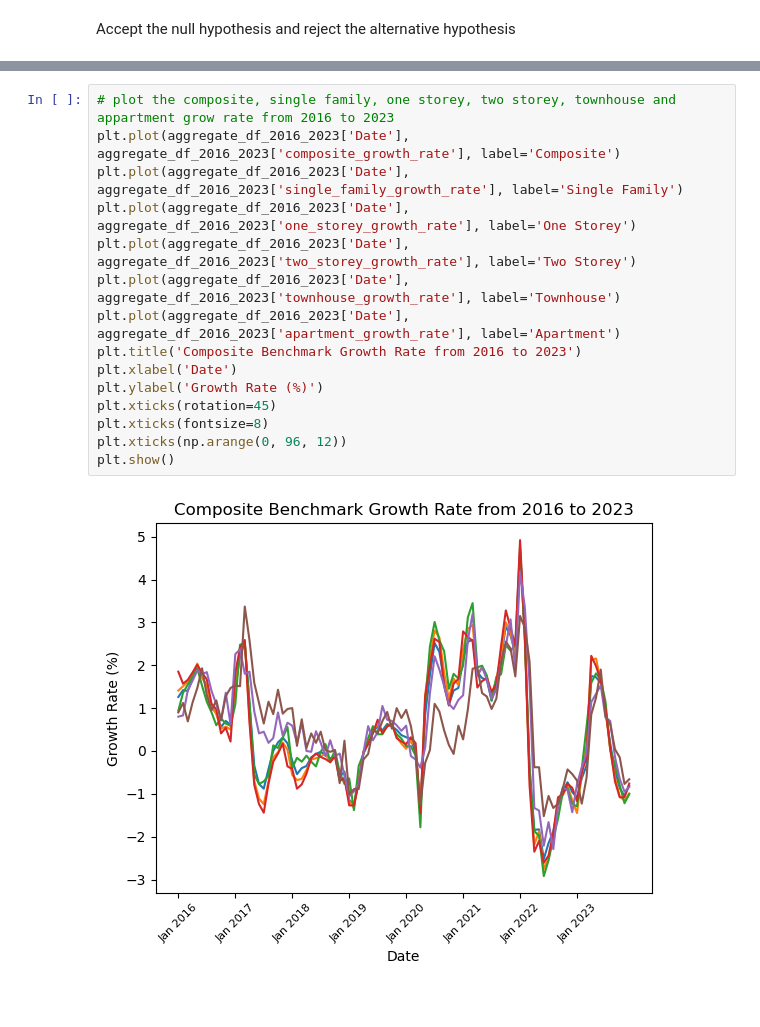
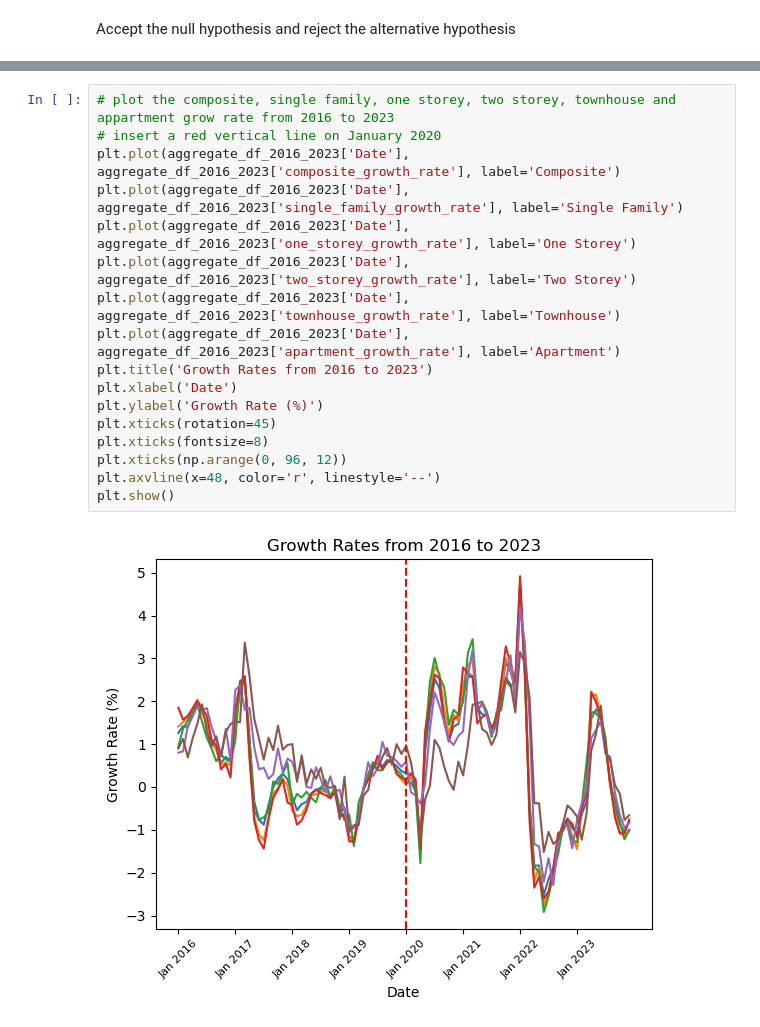
Before and after one commit to JasleenShergill/Covid-s-Effect-on-Real-Estate, a Jupyter notebook: Avg_Home_Price_Pre_Post_Covid.ipynb, the cells around one changed output, grey strips where cells are left out. Saved outputs shown, nothing was run; the diff lists cells and outputs as text.

Commit message:
plot update

```diff
--- a/Avg_Home_Price_Pre_Post_Covid.ipynb
+++ b/Avg_Home_Price_Pre_Post_Covid.ipynb
@@ -100,18 +100,20 @@ aggregate_df_2016_2023.head()
 | 136 | May 2016 | 488300.0 | 545600.0 | 401400.0 | 648100.0 | ... |
 # %%
 # plot the composite, single family, one storey, two storey, townhouse and appartment grow rate from 2016 to 2023
+# insert a red vertical line on January 2020
 plt.plot(aggregate_df_2016_2023['Date'], aggregate_df_2016_2023['composite_growth_rate'], label='Composite')
 plt.plot(aggregate_df_2016_2023['Date'], aggregate_df_2016_2023['single_family_growth_rate'], label='Single Family')
 plt.plot(aggregate_df_2016_2023['Date'], aggregate_df_2016_2023['one_storey_growth_rate'], label='One Storey')
 plt.plot(aggregate_df_2016_2023['Date'], aggregate_df_2016_2023['two_storey_growth_rate'], label='Two Storey')
 plt.plot(aggregate_df_2016_2023['Date'], aggregate_df_2016_2023['townhouse_growth_rate'], label='Townhouse')
 plt.plot(aggregate_df_2016_2023['Date'], aggregate_df_2016_2023['apartment_growth_rate'], label='Apartment')
-plt.title('Composite Benchmark Growth Rate from 2016 to 2023')
+plt.title('Growth Rates from 2016 to 2023')
 plt.xlabel('Date')
 plt.ylabel('Growth Rate (%)')
 plt.xticks(rotation=45)
 plt.xticks(fontsize=8)
 plt.xticks(np.arange(0, 96, 12))
+plt.axvline(x=48, color='r', linestyle='--')
 plt.show()
 # %% [output]
-[figure, old version]
+[figure, new version]
```
